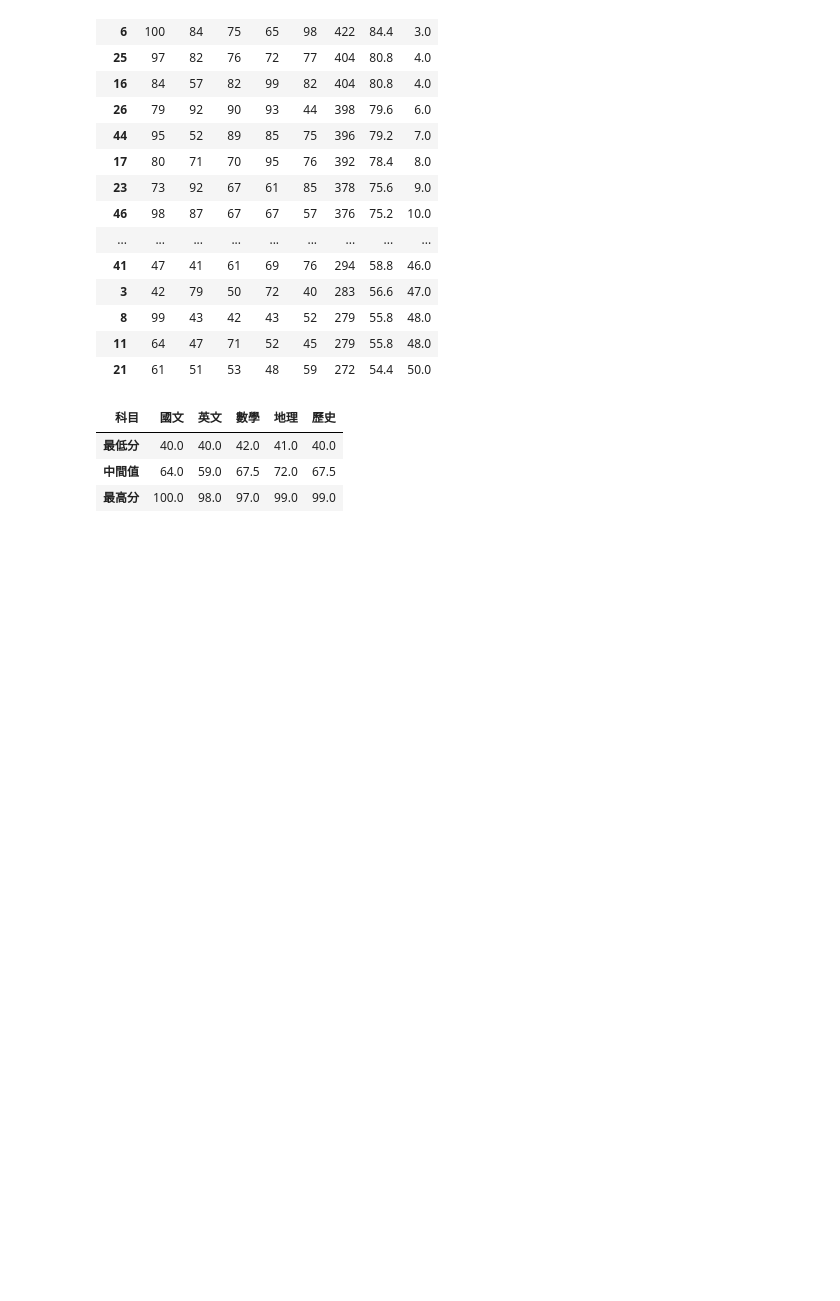
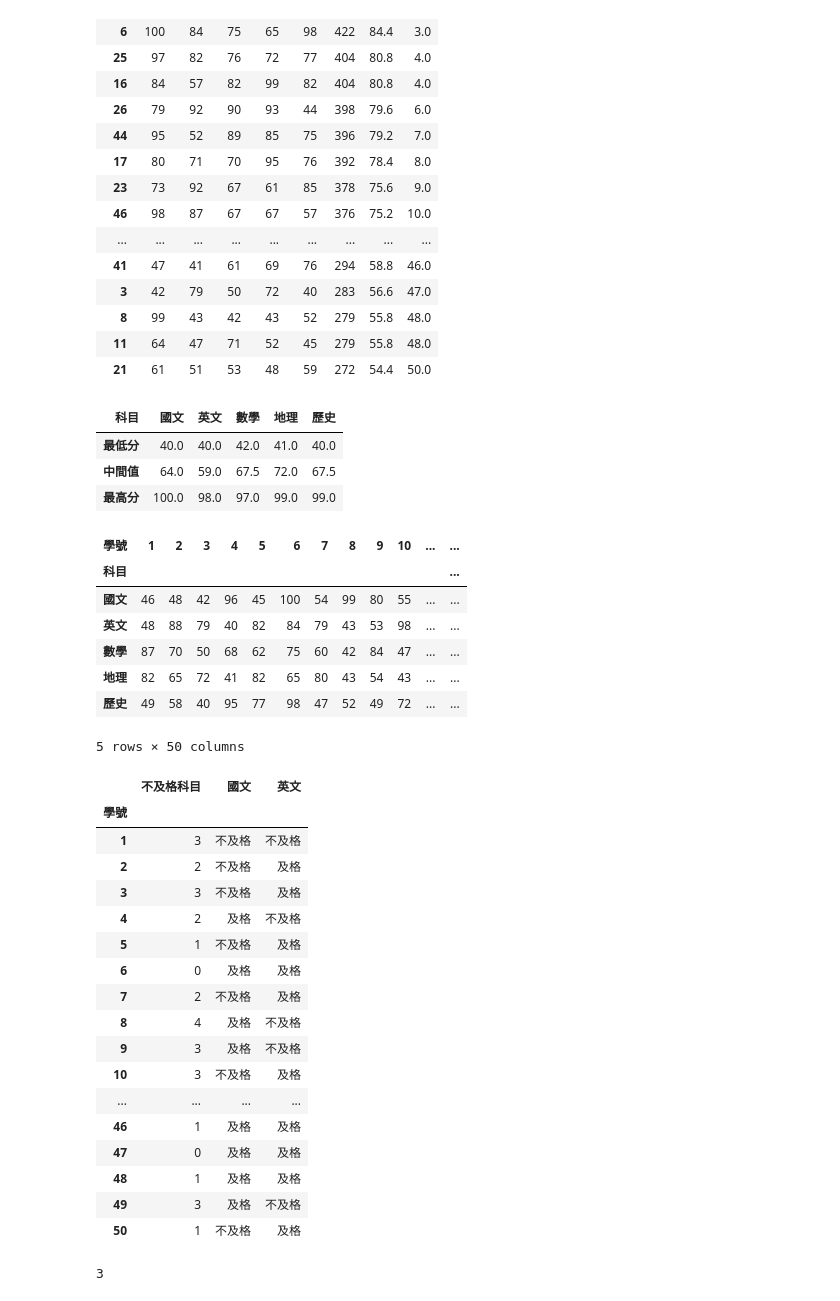
Before and after one commit to SurferLin/Nixon, a Jupyter notebook: lesson16_1.ipynb, the cells around one changed output. Saved outputs shown, nothing was run; the diff lists cells and outputs as text; code cells hidden in the pictures; blank space fills up the shorter version.

```diff
--- a/lesson16_1.ipynb
+++ b/lesson16_1.ipynb
@@ -52,3 +52,45 @@ frame1
 | 最低分 | 40.0 | 40.0 | 42.0 | 41.0 | 40.0 |
 | 中間值 | 64.0 | 59.0 | 67.5 | 72.0 | 67.5 |
 | 最高分 | 100.0 | 98.0 | 97.0 | 99.0 | 99.0 |
+# %%
+def fun2(series:pd.Series) -> pd.Series:
+    lessThen60 = series[series<60].count()
+    chinese = "及格" if(series['國文'] >= 60) else "不及格"
+    english = "及格" if(series['英文'] >= 60) else "不及格"
+
+    return pd.Series([lessThen60,chinese,english],index=['不及格科目','國文','英文'])
+
+display(subject_df.T)
+subject_df.T.apply(fun2).T
+# %% [output]
+| 學號 | 1 | 2 | 3 | 4 | 5 | 6 | 7 | 8 | 9 | 10 | ... | ... |
+| 科目 |  |  |  |  |  |  |  |  |  |  |  | ... |
+| 國文 | 46 | 48 | 42 | 96 | 45 | 100 | 54 | 99 | 80 | 55 | ... | ... |
+| 英文 | 48 | 88 | 79 | 40 | 82 | 84 | 79 | 43 | 53 | 98 | ... | ... |
+| 數學 | 87 | 70 | 50 | 68 | 62 | 75 | 60 | 42 | 84 | 47 | ... | ... |
+| 地理 | 82 | 65 | 72 | 41 | 82 | 65 | 80 | 43 | 54 | 43 | ... | ... |
+| 歷史 | 49 | 58 | 40 | 95 | 77 | 98 | 47 | 52 | 49 | 72 | ... | ... |
+5 rows × 50 columns
+|  | 不及格科目 | 國文 | 英文 |
+| 學號 |  |  |  |
+| 1 | 3 | 不及格 | 不及格 |
+| 2 | 2 | 不及格 | 及格 |
+| 3 | 3 | 不及格 | 及格 |
+| 4 | 2 | 及格 | 不及格 |
+| 5 | 1 | 不及格 | 及格 |
+| 6 | 0 | 及格 | 及格 |
+| 7 | 2 | 不及格 | 及格 |
+| 8 | 4 | 及格 | 不及格 |
+| 9 | 3 | 及格 | 不及格 |
+| 10 | 3 | 不及格 | 及格 |
+| ... | ... | ... | ... |
+| 46 | 1 | 及格 | 及格 |
+| 47 | 0 | 及格 | 及格 |
+| 48 | 1 | 及格 | 及格 |
+| 49 | 3 | 及格 | 不及格 |
+| 50 | 1 | 不及格 | 及格 |
+# %%
+s1 = subject_df.T[3]
+s1[s1<60].count()
+# %% [output]
+3
```
